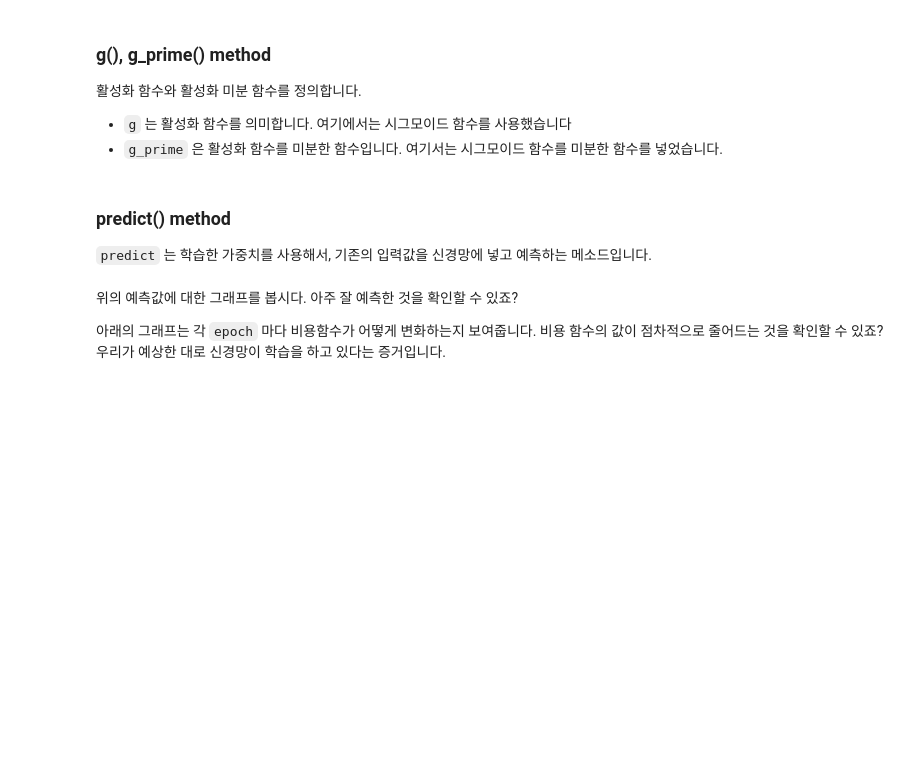
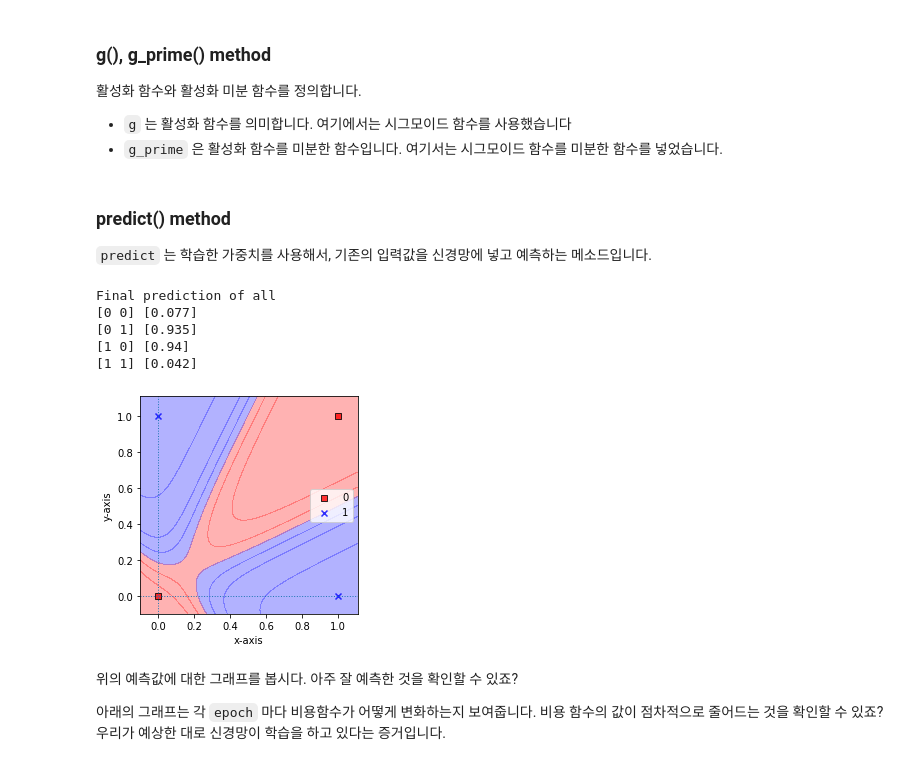
Before and after one commit to idebtor/HuStarML, a Jupyter notebook: book/ML09 XOR_NN.ipynb, the cells around one changed output. Saved outputs shown, nothing was run; the diff lists cells and outputs as text; code cells hidden in the pictures; blank space fills up the shorter version.

```diff
--- a/book/ML09 XOR_NN.ipynb
+++ b/book/ML09 XOR_NN.ipynb
@@ -604,34 +652,41 @@ class XOR_NN():
     def g(self, x):    # activation function
         return 1/(1 + np.exp((-x)))
 
     def g_prime(self, x):  # gradient or sigmoid derivative
         return self.g(x) * (1 - self.g(x))
 
     def predict(self, X):
         #print('predict: W1.shape:{}, Xshape:{} '.format(self.W1.shape, X.shape))
         Z1 = np.dot(self.W1, X.T)           # hidden layer input
         A1 = self.g(Z1)                     # hidden layer output
         Z2 = np.dot(self.W2, A1)            # output layer input
         A2 = self.g(Z2)                     # output layer results
         return A2
 
 if __name__ == '__main__':
-    nn =XOR_NN(net_arch=[2, 4, 1], eta = 0.5, epochs=10000)
+    nn = XOR_NN(net_arch=[2, 4, 1], eta = 0.2, epochs=5000)
     X = np.array([ [0, 0, 1, 1], [0, 1, 0, 1] ])   # input dataset - col vector
     Y = np.array([0, 1, 1, 0])                     # class labels  - for rcolvector
 
     nn.fit(X, Y)                       # train the net
 
     print("Final prediction of all")
     A2 = nn.predict(X.T)
     for x, yhat in zip(X.T, A2.T):
         print(x, np.round(yhat, 3))
 
     joy.plot_decision_regions(X.T, Y, nn)
     plt.xlabel('x-axis')
     plt.ylabel('y-axis')
     plt.legend(loc='best')
     plt.show()
+# %% [output]
+Final prediction of all
+[0 0] [0.077]
+[0 1] [0.935]
+[1 0] [0.94]
+[1 1] [0.042]
+[figure, added]
 # %% [markdown]
 위의 예측값에 대한 그래프를 봅시다. 아주 잘 예측한 것을 확인할 수 있죠?
 
```
Also changed, not shown: parts of 11 cells of this notebook, 2 other files.
